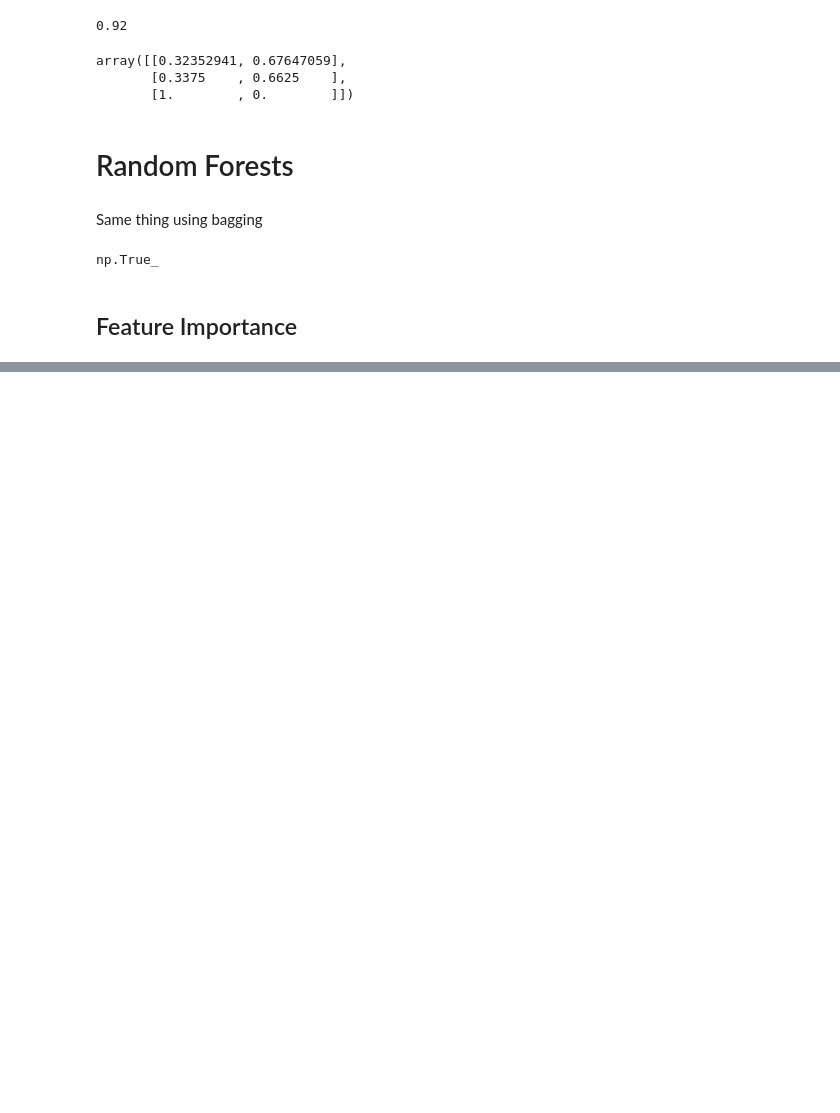
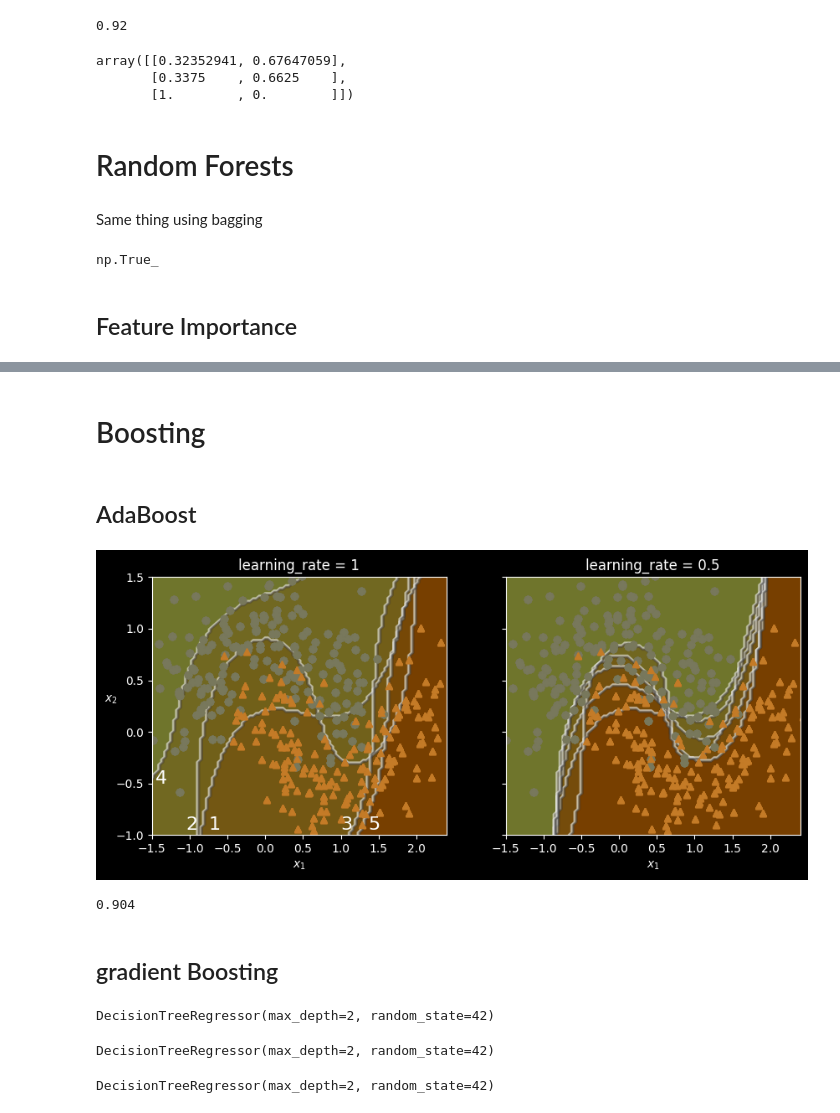
Before and after one commit to JAYANT-101/Machine-learning, a Jupyter notebook: Ensemble_learning_and_random_forests.ipynb, the cells around one changed output, grey strips where cells are left out. Saved outputs shown, nothing was run; the diff lists cells and outputs as text; code cells hidden in the pictures; blank space fills up the shorter version.

```diff
--- a/Ensemble_learning_and_random_forests.ipynb
+++ b/Ensemble_learning_and_random_forests.ipynb
@@ -202,0 +234,71 @@ np.True_
+# %% [markdown]
+# Boosting
+# %% [markdown]
+## AdaBoost
+# %%
+m = len(X_train)
+
+fig, axes = plt.subplots(ncols=2, figsize=(10, 4), sharey=True)
+for subplot, learning_rate in ((0, 1), (1, 0.5)):
+    sample_weights = np.ones(m) / m
+    plt.sca(axes[subplot])
+    for i in range(5):
+        svm_clf = SVC(C=0.2, gamma=0.6, random_state=42)
+        svm_clf.fit(X_train, y_train, sample_weight=sample_weights * m)
+        y_pred = svm_clf.predict(X_train)
+
+        error_weights = sample_weights[y_pred != y_train].sum()
+        r = error_weights / sample_weights.sum()  # equation 7-1
+        alpha = learning_rate * np.log((1 - r) / r)  # equation 7-2
+        sample_weights[y_pred != y_train] *= np.exp(alpha)  # equation 7-3
+        sample_weights /= sample_weights.sum()  # normalization step
+
+        plot_decision_boundary(svm_clf, X_train, y_train, alpha=0.4)
+        plt.title(f"learning_rate = {learning_rate}")
+    if subplot == 0:
+        plt.text(-0.75, -0.95, "1", fontsize=16)
+        plt.text(-1.05, -0.95, "2", fontsize=16)
+        plt.text(1.0, -0.95, "3", fontsize=16)
+        plt.text(-1.45, -0.5, "4", fontsize=16)
+        plt.text(1.36,  -0.95, "5", fontsize=16)
+    else:
+        plt.ylabel("")
+
+plt.show()
+# %% [output]
+[figure, added]
+# %%
+from sklearn.ensemble import AdaBoostClassifier
+
+ada_clf = AdaBoostClassifier(DecisionTreeClassifier(max_depth=1), n_estimators=300,
+                             learning_rate=0.5, random_state=42)
+ada_clf.fit(X_train, y_train)
+ada_clf.score(X_test, y_test)
+# %% [output]
+0.904
+# %% [markdown]
+## gradient Boosting
+# %%
+import numpy as np
+from sklearn.tree import DecisionTreeRegressor
+
+np.random.seed(42)
+X = np.random.rand(100, 1) - 0.5
+y = 3 * X[:, 0] ** 2 + 0.05 * np.random.randn(100)  # y = 3x² + Gaussian noise
+
+tree_reg1 = DecisionTreeRegressor(max_depth=2, random_state=42)
+tree_reg1.fit(X, y)
+# %% [output]
+DecisionTreeRegressor(max_depth=2, random_state=42)
+# %%
+y2 = y - tree_reg1.predict(X)
+tree_reg2 = DecisionTreeRegressor(max_depth=2, random_state=42)
+tree_reg2.fit(X, y2)
+# %% [output]
+DecisionTreeRegressor(max_depth=2, random_state=42)
+# %%
+y3 = y2 - tree_reg2.predict(X)
+tree_reg3 = DecisionTreeRegressor(max_depth=2, random_state=42)
+tree_reg3.fit(X, y3)
+# %% [output]
+DecisionTreeRegressor(max_depth=2, random_state=42)
```
Also changed, not shown: parts of 4 cells of this notebook.
